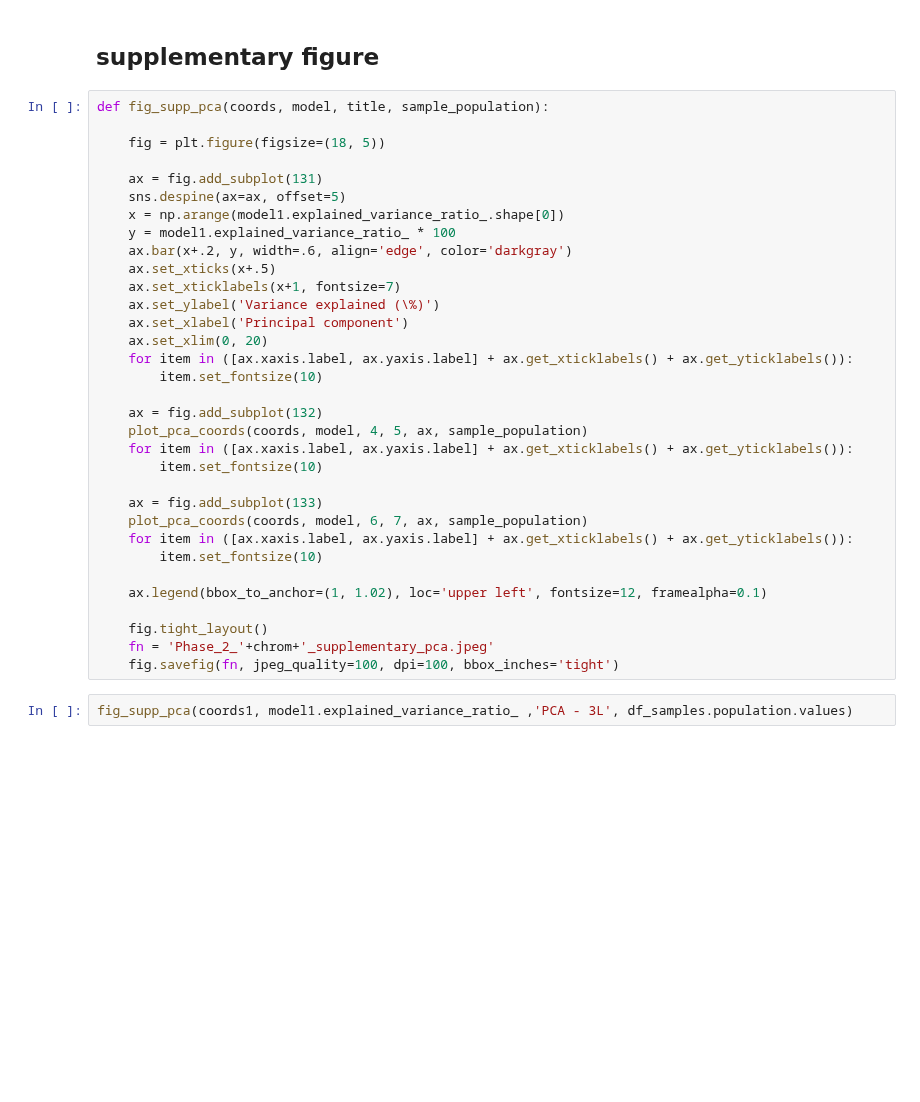
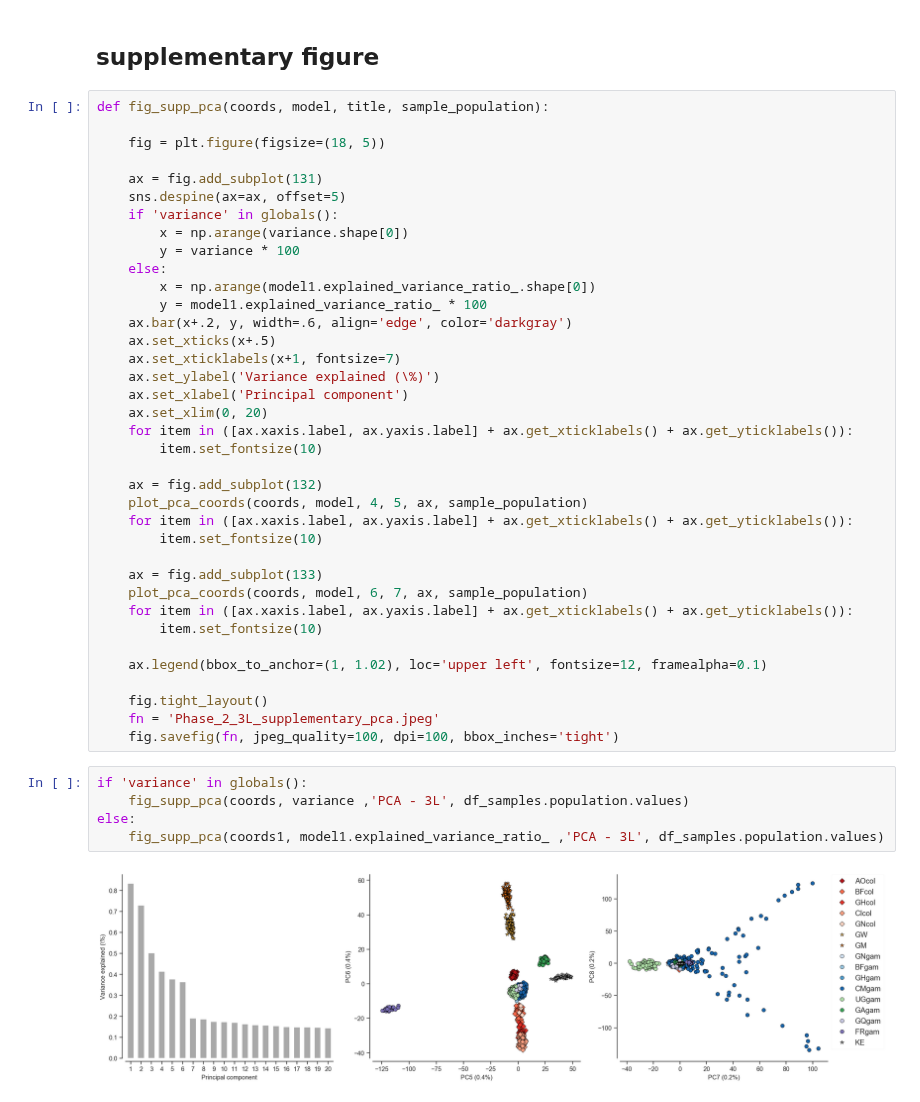
Before and after one commit to alimanfoo/ag1000g-phase2-data-paper, a Jupyter notebook: notebooks/figure_PCA.ipynb, the cells around one changed output. Cells and saved outputs as stored; diff of their text form; blank space fills up the shorter version.

```diff
--- a/notebooks/figure_PCA.ipynb
+++ b/notebooks/figure_PCA.ipynb
@@ -264,8 +274,12 @@ def fig_supp_pca(coords, model, title, sample_population):
 
     ax = fig.add_subplot(131)
     sns.despine(ax=ax, offset=5)
-    x = np.arange(model1.explained_variance_ratio_.shape[0])
-    y = model1.explained_variance_ratio_ * 100
+    if 'variance' in globals():
+        x = np.arange(variance.shape[0])
+        y = variance * 100
+    else:
+        x = np.arange(model1.explained_variance_ratio_.shape[0])
+        y = model1.explained_variance_ratio_ * 100
     ax.bar(x+.2, y, width=.6, align='edge', color='darkgray')
     ax.set_xticks(x+.5)
     ax.set_xticklabels(x+1, fontsize=7)
@@ -288,7 +302,12 @@ def fig_supp_pca(coords, model, title, sample_population):
     ax.legend(bbox_to_anchor=(1, 1.02), loc='upper left', fontsize=12, framealpha=0.1)
 
     fig.tight_layout()
-    fn = 'Phase_2_'+chrom+'_supplementary_pca.jpeg'
+    fn = 'Phase_2_3L_supplementary_pca.jpeg'
     fig.savefig(fn, jpeg_quality=100, dpi=100, bbox_inches='tight')
 # %%
-fig_supp_pca(coords1, model1.explained_variance_ratio_ ,'PCA - 3L', df_samples.population.values)
+if 'variance' in globals():
+    fig_supp_pca(coords, variance ,'PCA - 3L', df_samples.population.values)
+else:
+    fig_supp_pca(coords1, model1.explained_variance_ratio_ ,'PCA - 3L', df_samples.population.values)
+# %% [output]
+[figure, added]
```
Also changed, not shown: parts of 5 cells of this notebook, 3 other files.
